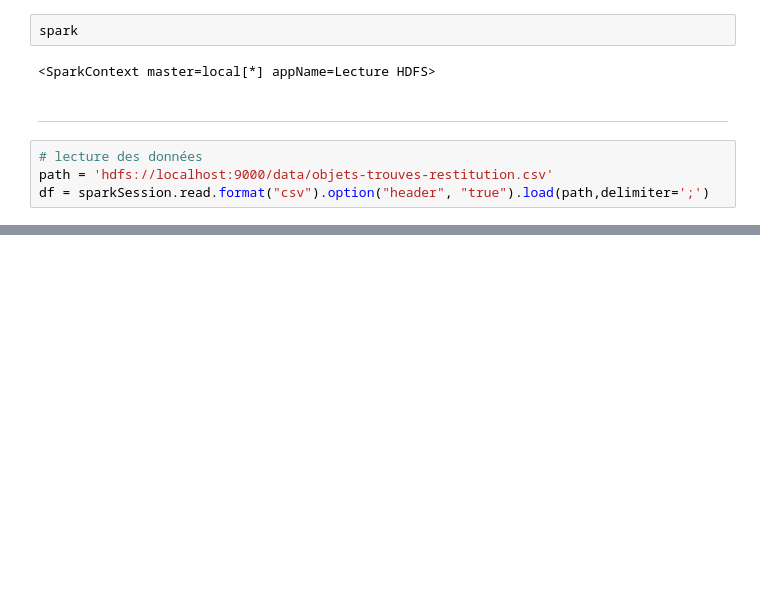
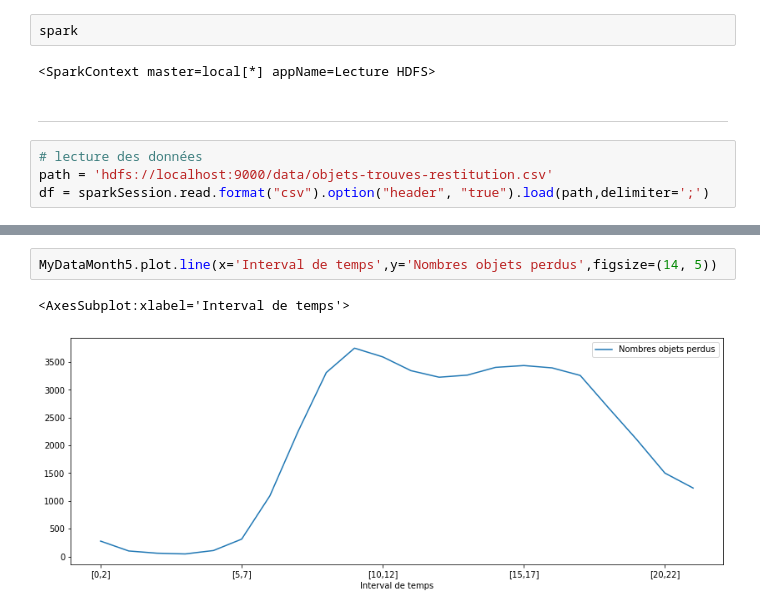
Before and after one commit to LydiaOuam/LydiaOuam, a Jupyter notebook: Lecture_des_donnees_dans_Hadoop_via_Spark.ipynb, the cells around one changed output, grey strips where cells are left out. Cells and saved outputs as stored; diff of their text form; blank space fills up the shorter version.

```diff
--- a/Lecture_des_donnees_dans_Hadoop_via_Spark.ipynb
+++ b/Lecture_des_donnees_dans_Hadoop_via_Spark.ipynb
@@ -58,0 +381,5 @@ root
+# %%
+MyDataMonth5.plot.line(x='Interval de temps',y='Nombres objets perdus',figsize=(14, 5))
+# %% [output]
+<AxesSubplot:xlabel='Interval de temps'>
+[figure, added]
```
Also changed, not shown: parts of 65 cells of this notebook.
